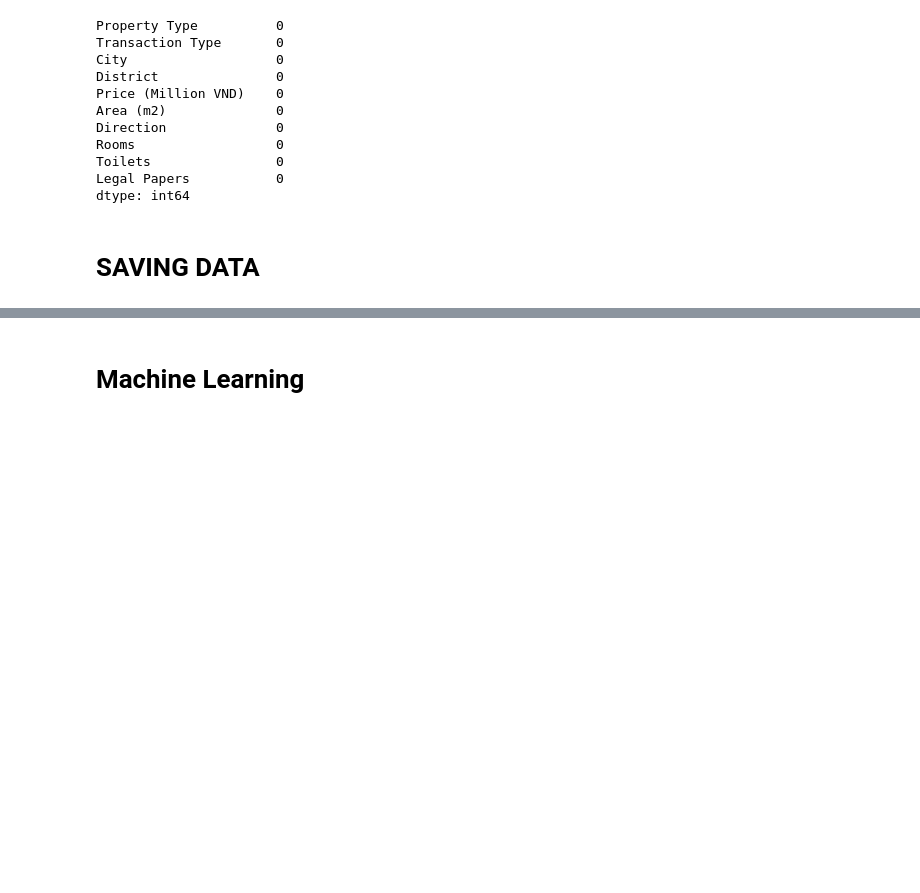
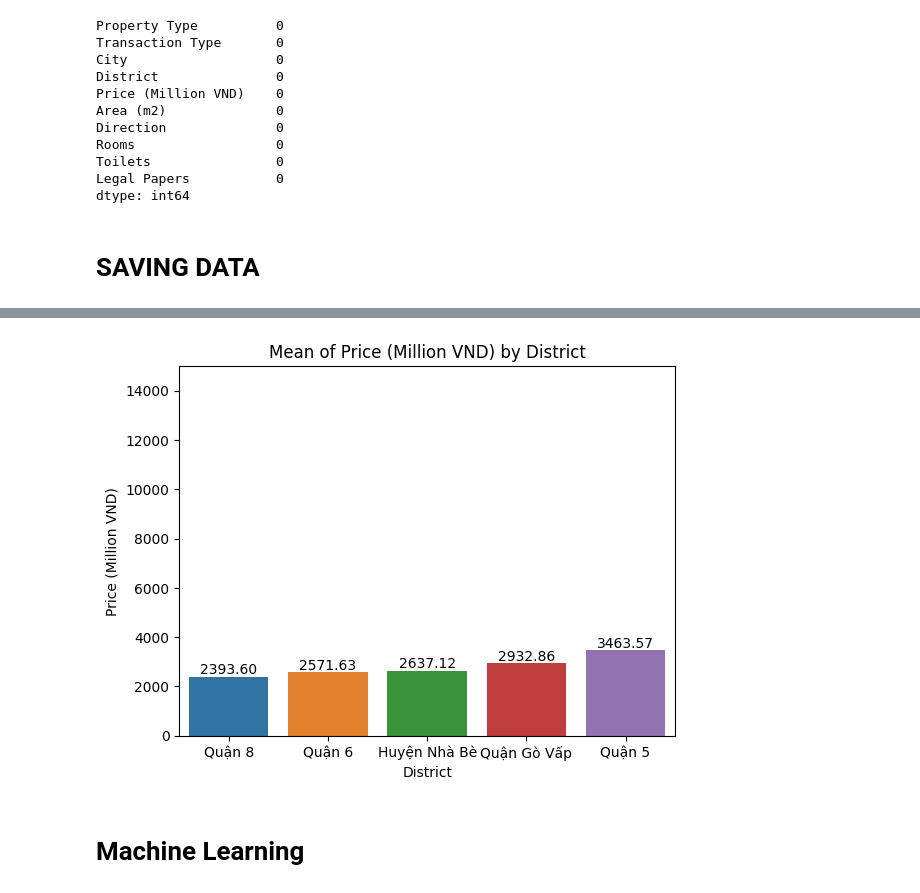
Before and after one commit to MonkeyNerdCoding/Vietnam-House-Price-Prediction, a Jupyter notebook: House_pricing_HCM.ipynb, the cells around one changed output, grey strips where cells are left out. Saved outputs shown, nothing was run; the diff lists cells and outputs as text; code cells hidden in the pictures; blank space fills up the shorter version.

```diff
--- a/House_pricing_HCM.ipynb
+++ b/House_pricing_HCM.ipynb
@@ -379,3 +400,27 @@ df.to_csv(r'Complete_dataset/HCM_house_price.csv')
+# %%
+import seaborn as sns
+import matplotlib.pyplot as plt
+
+dfplot = df.groupby('District')['Price (Million VND)'].mean().reset_index()
+dfplot = dfplot.sort_values(by='Price (Million VND)', ascending=True).head(5)
+
+ax = sns.barplot(
+    data=dfplot,
+    x='District',
+    y='Price (Million VND)',
+    hue='District',
+    order=dfplot['District'],
+    legend=False
+)
+
+for container in ax.containers:
+    ax.bar_label(container, fmt='%.2f')
+
+plt.ylim(0, 15000)
+plt.title('Mean of Price (Million VND) by District')
+plt.show()
+# %% [output]
+[figure, added]
 # %% [markdown]
 # Machine Learning
 # %% [markdown]
```
Also changed, not shown: parts of 10 cells of this notebook, 1 other file.
